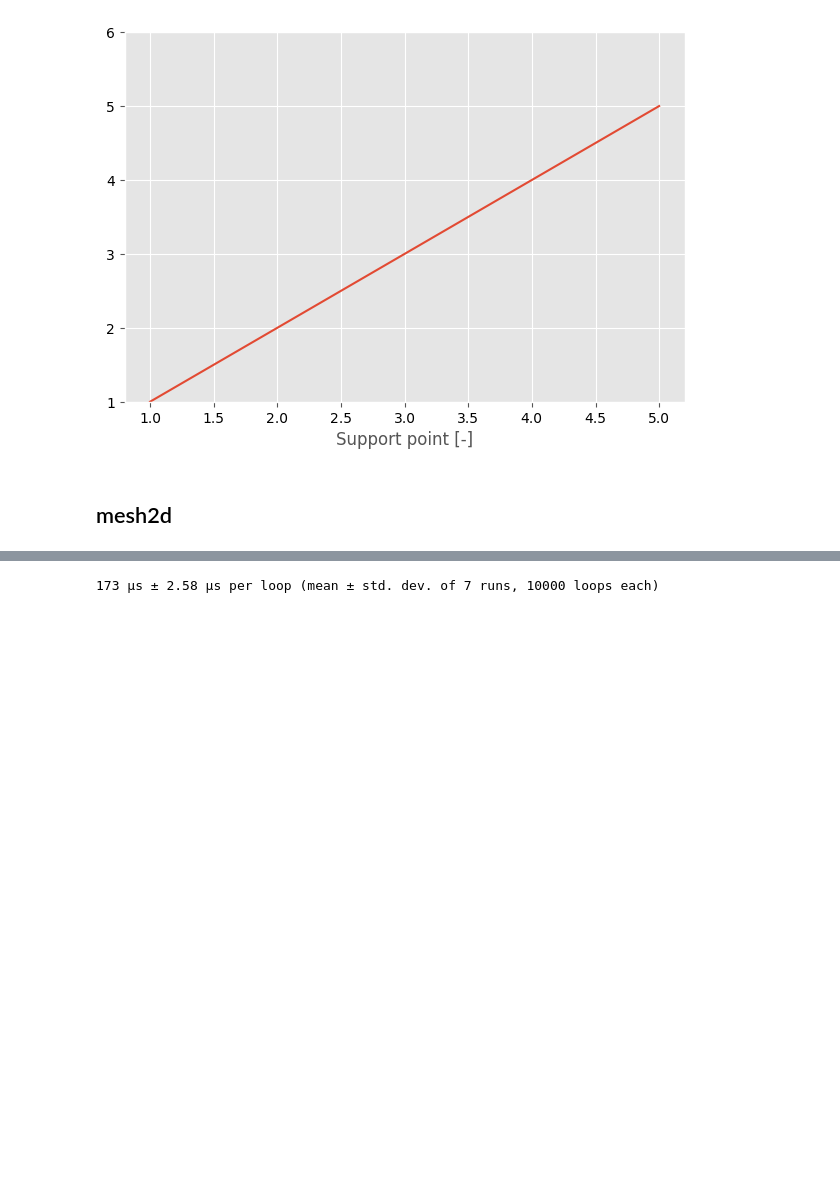
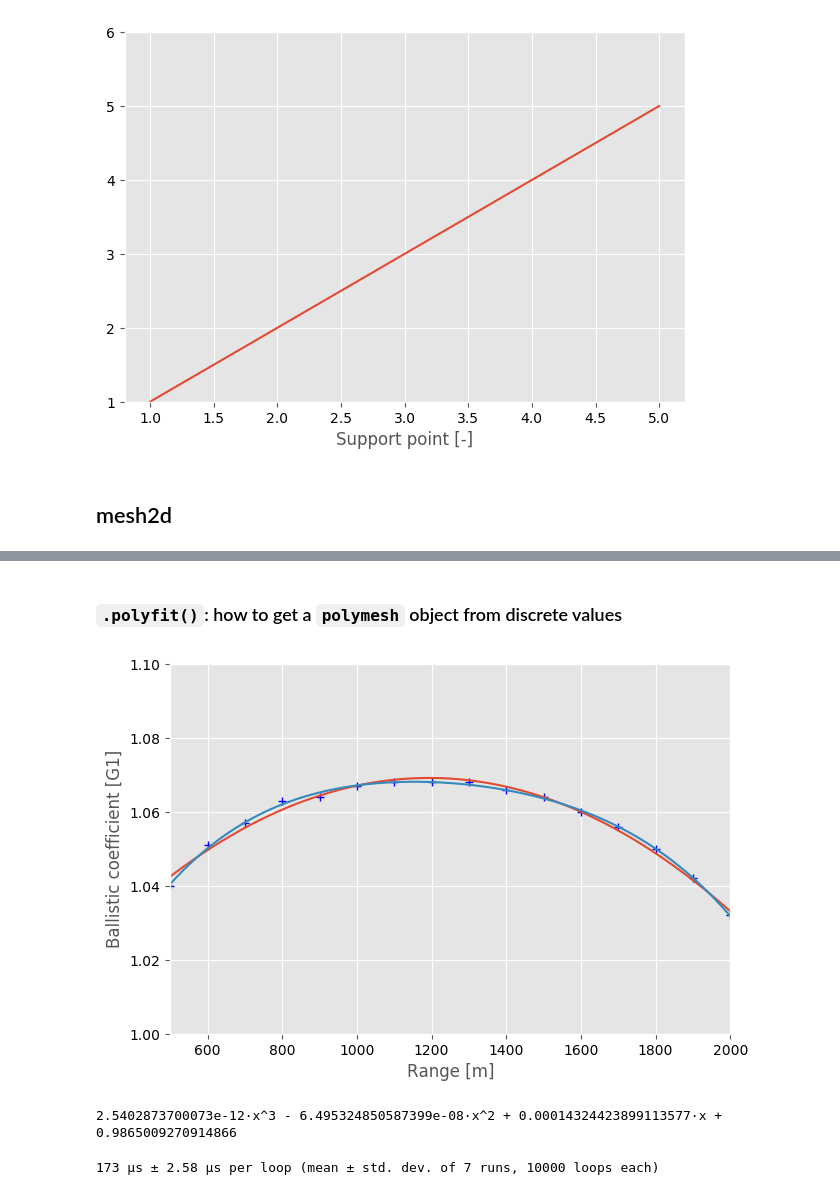
Before and after one commit to e-roux/lerp, a Jupyter notebook: docs/_src/lerp.ipynb, the cells around one changed output, grey strips where cells are left out. Drawn from its saved outputs; the diff is of its cells as text; code cells hidden in the pictures; blank space fills up the shorter version.

```diff
--- a/docs/_src/lerp.ipynb
+++ b/docs/_src/lerp.ipynb
@@ -74,0 +99,12 @@ A.plot()
+# %% [markdown]
+<h3><code>.polyfit()</code>: how to get a <code>polymesh</code> object from discrete values</h3>
+# %%
+BC.plot("+", ylim=[1, 1.1], c="blue")
+BC.polyfit(degree=2).plot(xlim=[500,2000], ylim=[1, 1.1])
+BC.polyfit(degree=4).plot(xlim=[500,2000], ylim=[1, 1.1])
+# %% [output]
+[figure, added]
+# %%
+BC.polyfit(degree=2)
+# %% [output]
+2.5402873700073e-12·x^3 - 6.495324850587399e-08·x^2 + 0.00014324423899113577·x + 0.9865009270914866
```
Also changed, not shown: parts of 7 cells of this notebook, 1 other file.
